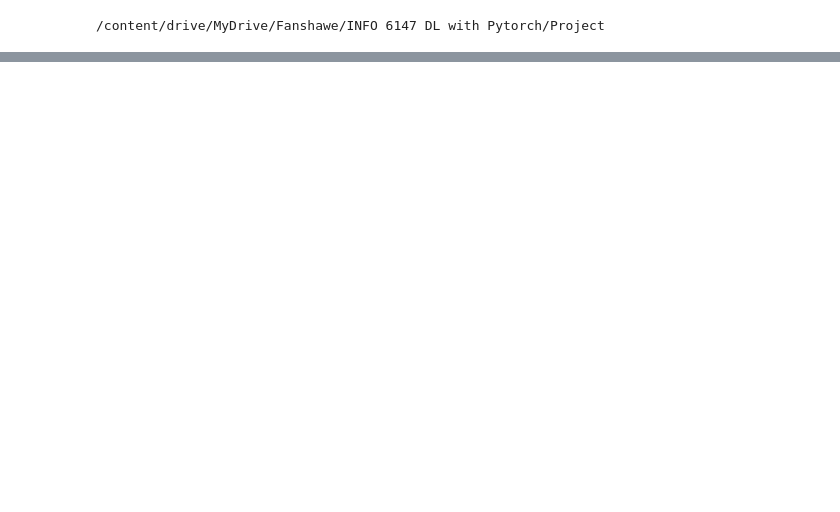
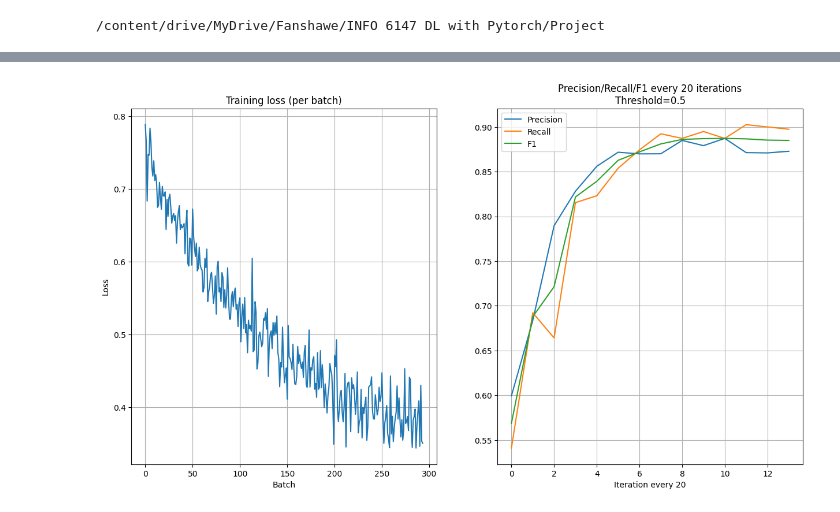
Before and after one commit to yesmkaran/pneumonia-classification, a Jupyter notebook: Pneumonia_Classification.ipynb, the cells around one changed output, grey strips where cells are left out. Drawn from its saved outputs; the diff is of its cells as text; code cells hidden in the pictures; blank space fills up the shorter version.

```diff
--- a/Pneumonia_Classification.ipynb
+++ b/Pneumonia_Classification.ipynb
@@ -55,7 +77,7 @@ train_dataset = datasets.ImageFolder(root=train_data_dir, transform=train_transf
 val_dataset = datasets.ImageFolder(root=val_data_dir, transform=val_transform)
 
 train_loader = torch.utils.data.DataLoader(train_dataset, batch_size=64, shuffle=True, pin_memory=True)
-val_loader = torch.utils.data.DataLoader(val_dataset, batch_size=64, shuffle=True, pin_memory=True)
+val_loader = torch.utils.data.DataLoader(val_dataset, batch_size=64, shuffle=False, pin_memory=True)
 # %%
 class_to_label = train_dataset.class_to_idx
 label_to_class = {value: key for key, value in class_to_label.items()}
@@ -92,9 +120,9 @@ model = models.resnet18(weights='ResNet18_Weights.DEFAULT')
 for param in model.parameters():
     param.requires_grad = False
 
-num_classes = 2
-model.fc = nn.Linear(model.fc.in_features, num_classes)
+
+model.fc = nn.Linear(model.fc.in_features, 1)
 model = model.to(device)
 
 criterion = nn.BCEWithLogitsLoss()
-optimizer = optim.Adam(model.parameters(), lr=0.01)
+optimizer = optim.SGD(model.parameters(), lr=0.001)
@@ -128,0 +260,23 @@ while iter_count < total_iterations:
+# %%
+# unpack precision, recall & f1
+precs, rec, f1 = zip(*val_precision_recall_f1.values())
+
+
+# plot training loss
+fig, axes = plt.subplots(1, 2, figsize=(15, 8))
+axes[0].plot(batch_train_loss)
+axes[0].set_title('Training loss (per batch)')
+axes[0].set_xlabel('Batch')
+axes[0].set_ylabel('Loss')
+axes[0].grid()
+
+# plot precision/recall/f1 on validation set
+axes[1].plot(precs, label='Precision')
+axes[1].plot(rec, label='Recall')
+axes[1].plot(f1, label='F1')
+axes[1].set_xlabel('Iteration every 20')
+axes[1].set_title('Precision/Recall/F1 every 20 iterations\nThreshold=0.5')
+axes[1].legend()
+axes[1].grid()
+# %% [output]
+[figure, added]
```
Also changed, not shown: parts of 11 cells of this notebook.
